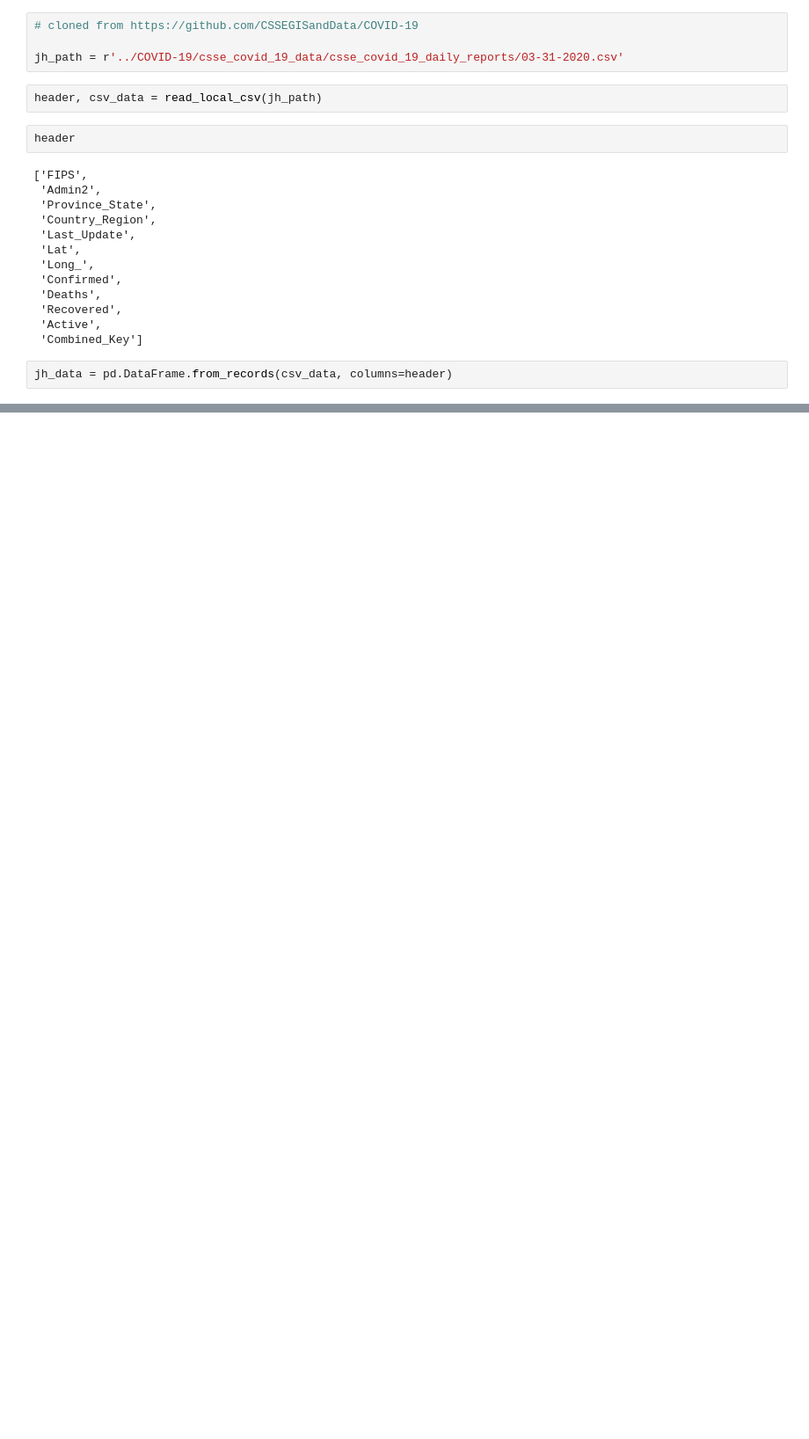
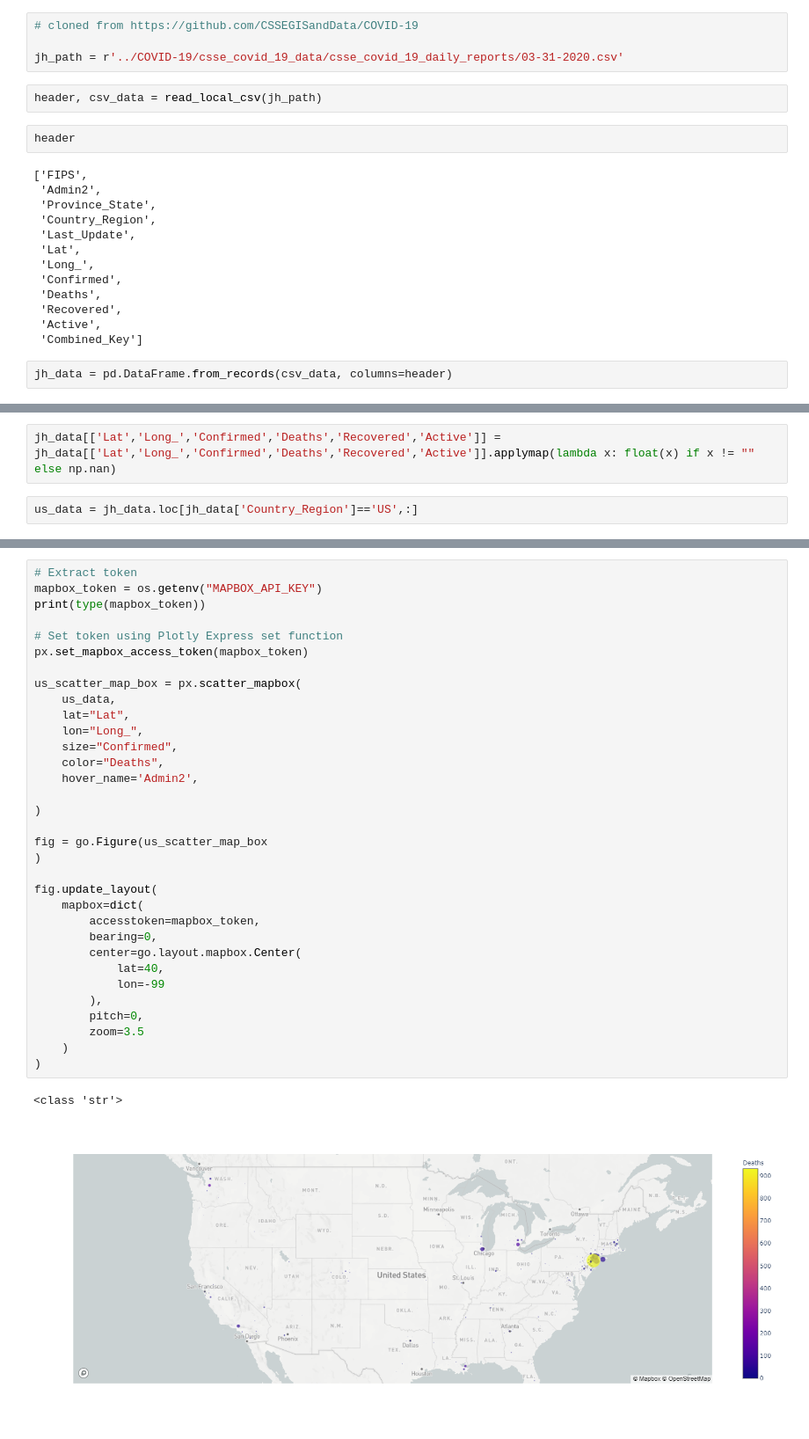
Before and after one commit to jasonstewartnz/spread-simulator, a Jupyter notebook: actual_cases.ipynb, the cells around one changed output, grey strips where cells are left out. Shown at 88% size. Saved outputs shown, nothing was run; the diff lists cells and outputs as text; blank space fills up the shorter version.

Commit message:
Framed US, NZ with cases in mapbox

```diff
--- a/actual_cases.ipynb
+++ b/actual_cases.ipynb
@@ -94,0 +67,4 @@ jh_data
+# %%
+jh_data[['Lat','Long_','Confirmed','Deaths','Recovered','Active']] = jh_data[['Lat','Long_','Confirmed','Deaths','Recovered','Active']].applymap(lambda x: float(x) if x != "" else np.nan)
+# %%
+us_data = jh_data.loc[jh_data['Country_Region']=='US',:]
@@ -94,0 +80,36 @@ jh_data
+# %%
+# Extract token
+mapbox_token = os.getenv("MAPBOX_API_KEY")
+print(type(mapbox_token))
+
+# Set token using Plotly Express set function
+px.set_mapbox_access_token(mapbox_token)
+
+us_scatter_map_box = px.scatter_mapbox(
+    us_data,
+    lat="Lat",
+    lon="Long_",
+    size="Confirmed",
+    color="Deaths",
+    hover_name='Admin2',
+
+)
+
+fig = go.Figure(us_scatter_map_box
+)
+
+fig.update_layout(
+    mapbox=dict(
+        accesstoken=mapbox_token,
+        bearing=0,
+        center=go.layout.mapbox.Center(
+            lat=40,
+            lon=-99
+        ),
+        pitch=0,
+        zoom=3.5
+    )
+)
+# %% [output]
+<class 'str'>
+[figure, added]
```
Also changed, not shown: parts of 8 cells of this notebook.
